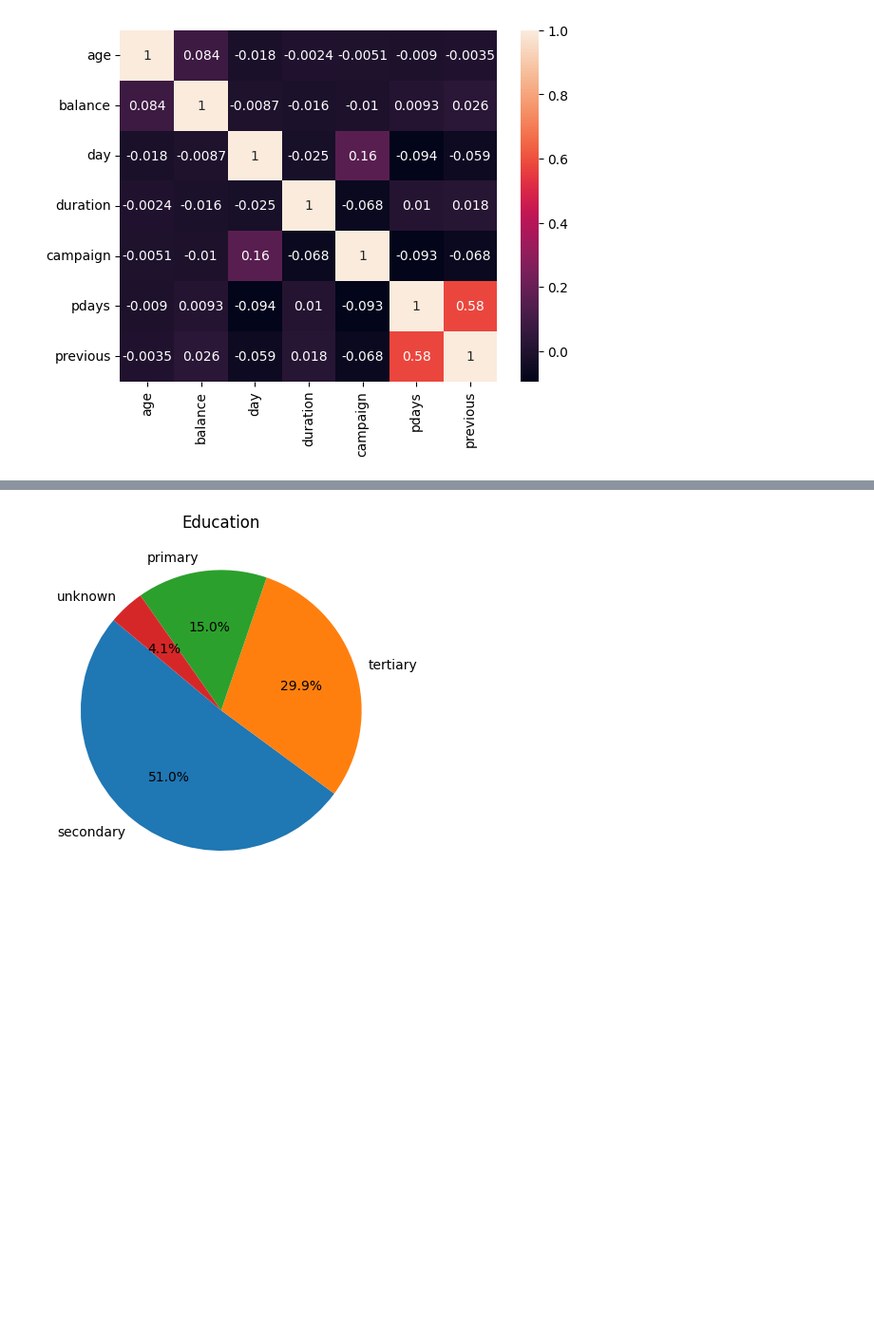
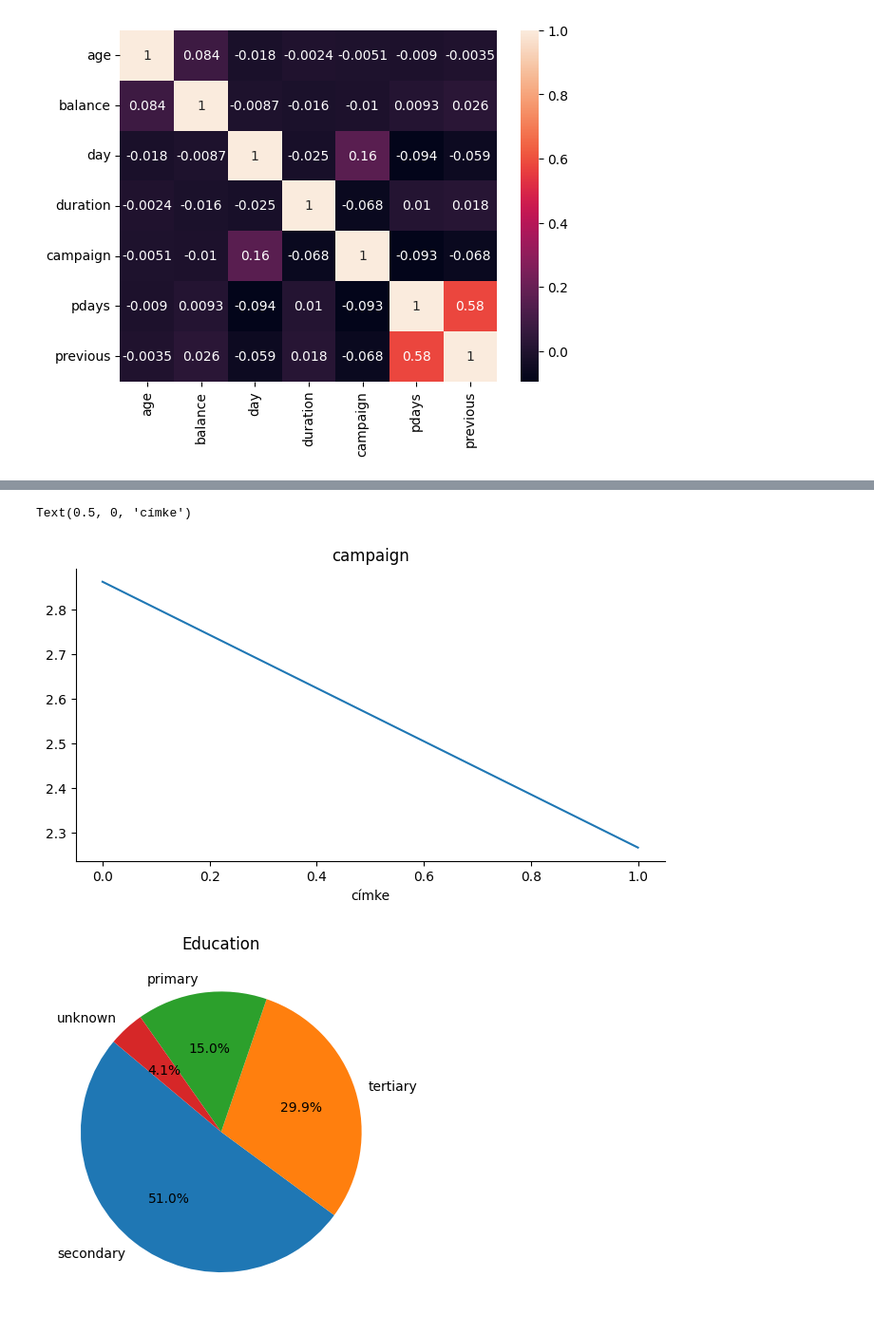
Before and after one commit to debizson/Mesi, a Jupyter notebook: ai_database_.ipynb, the cells around one changed output, grey strips where cells are left out. Shown at 95% size. Cells and saved outputs as stored; diff of their text form; code cells hidden in the pictures; blank space fills up the shorter version.

```diff
--- a/ai_database_.ipynb
+++ b/ai_database_.ipynb
@@ -363,0 +397,8 @@ plt.show()
+# %%
+# Itt a csökkenő hozadék elve szerint azt mutatom, hogy
+#  2.27 db hívást érdemes megtenni a cél érdekében, afelett már inkáb esélytelen
+#  a próbálkozás, mert 2.9 hívás az átlaga a sikertelnnek.
+
+atlagok = bank_dataset.groupby('y')['campaign'].mean().reset_index()
+
+atlagok
@@ -364,3 +430,14 @@ plt.show()
+# %%
+# Látható, hogy inkább a 2,3 db hívás fele érdemes haladni a cél érdekében,
+#  mint inkább a 2,8 fele.
+
+from matplotlib import pyplot as plt
+atlagok['campaign'].plot(kind='line', figsize=(8, 4), title='campaign')
+plt.gca().spines[['top', 'right']].set_visible(False)
+plt.xlabel('címke')
+# %% [output]
+Text(0.5, 0, 'címke')
+[figure, added]
 # %%
 # Az ügyfelek közti iskolázottsági eloszlások
 
```
Also changed, not shown: parts of 9 cells of this notebook.
